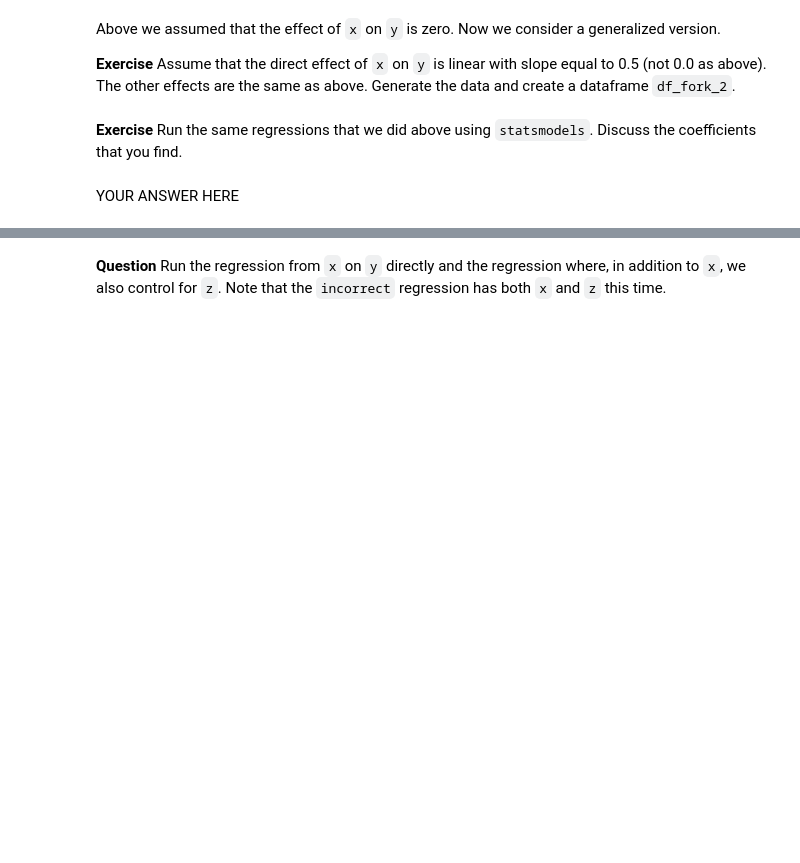
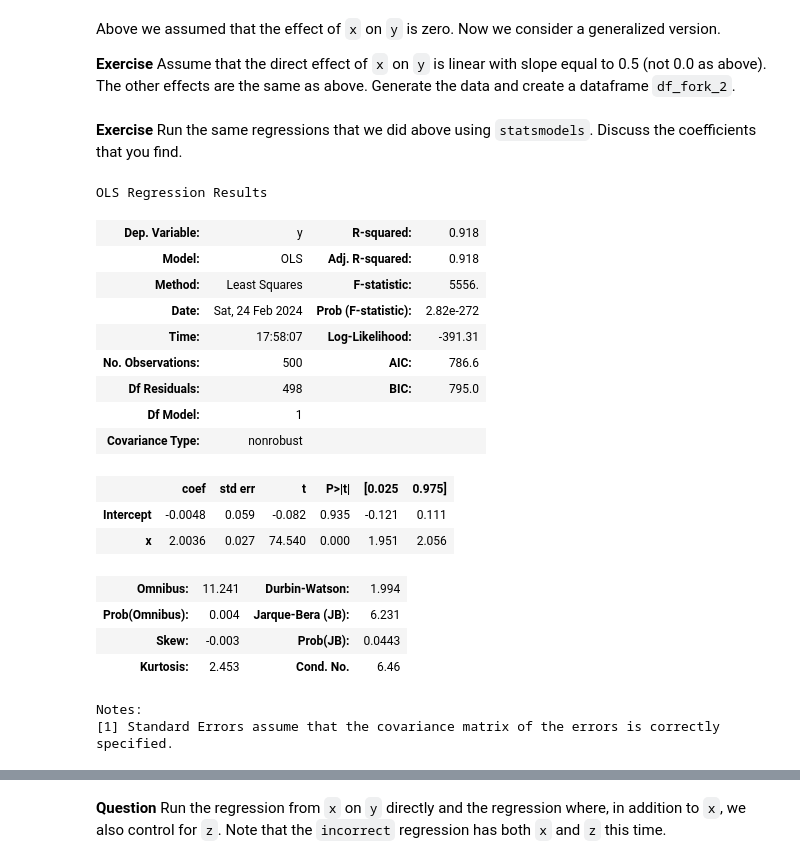
Before and after one commit to cejkiebo/msc_datascience, a Jupyter notebook: Statistical_Hacking.ipynb, the cells around one changed output, grey strips where cells are left out. Saved outputs shown, nothing was run; the diff lists cells and outputs as text; code cells hidden in the pictures; blank space fills up the shorter version.

```diff
--- a/Statistical_Hacking.ipynb
+++ b/Statistical_Hacking.ipynb
@@ -510,2 +564,15 @@ raise NotImplementedError()
+# %%
+# YOUR CODE HERE
+z = np.random.random(500);
+x = 3*z + np.random.random(500);
+y = 0.5*x + 5*z + np.random.random(500);
+
+df_fork_2 = pd.DataFrame(
+    {
+        'x': x,
+        'y': y,
+        'z': z
+    }
+)
 # %% [markdown]
 **Exercise** Run the same regressions that we did above using `statsmodels`. Discuss the coefficients that you find.
@@ -518,2 +579,27 @@ raise NotImplementedError()
-# %% [markdown]
-YOUR ANSWER HERE
+# %%
+# YOUR CODE HERE
+reg_fork_incorrect = smf.ols(
+    formula = "y~x",
+    data = df_fork_2
+).fit()
+reg_fork_incorrect.summary()
+# %% [output]
+OLS Regression Results
+| Dep. Variable: | y | R-squared: | 0.918 |
+| Model: | OLS | Adj. R-squared: | 0.918 |
+| Method: | Least Squares | F-statistic: | 5556. |
+| Date: | Sat, 24 Feb 2024 | Prob (F-statistic): | 2.82e-272 |
+| Time: | 17:58:07 | Log-Likelihood: | -391.31 |
+| No. Observations: | 500 | AIC: | 786.6 |
+| Df Residuals: | 498 | BIC: | 795.0 |
+| Df Model: | 1 |  |  |
+| Covariance Type: | nonrobust |  |  |
+|  | coef | std err | t | P>|t| | [0.025 | 0.975] |
+| Intercept | -0.0048 | 0.059 | -0.082 | 0.935 | -0.121 | 0.111 |
+| x | 2.0036 | 0.027 | 74.540 | 0.000 | 1.951 | 2.056 |
+| Omnibus: | 11.241 | Durbin-Watson: | 1.994 |
+| Prob(Omnibus): | 0.004 | Jarque-Bera (JB): | 6.231 |
+| Skew: | -0.003 | Prob(JB): | 0.0443 |
+| Kurtosis: | 2.453 | Cond. No. | 6.46 |
+Notes:
+[1] Standard Errors assume that the covariance matrix of the errors is correctly specified.
```
Also changed, not shown: parts of 11 cells of this notebook.
